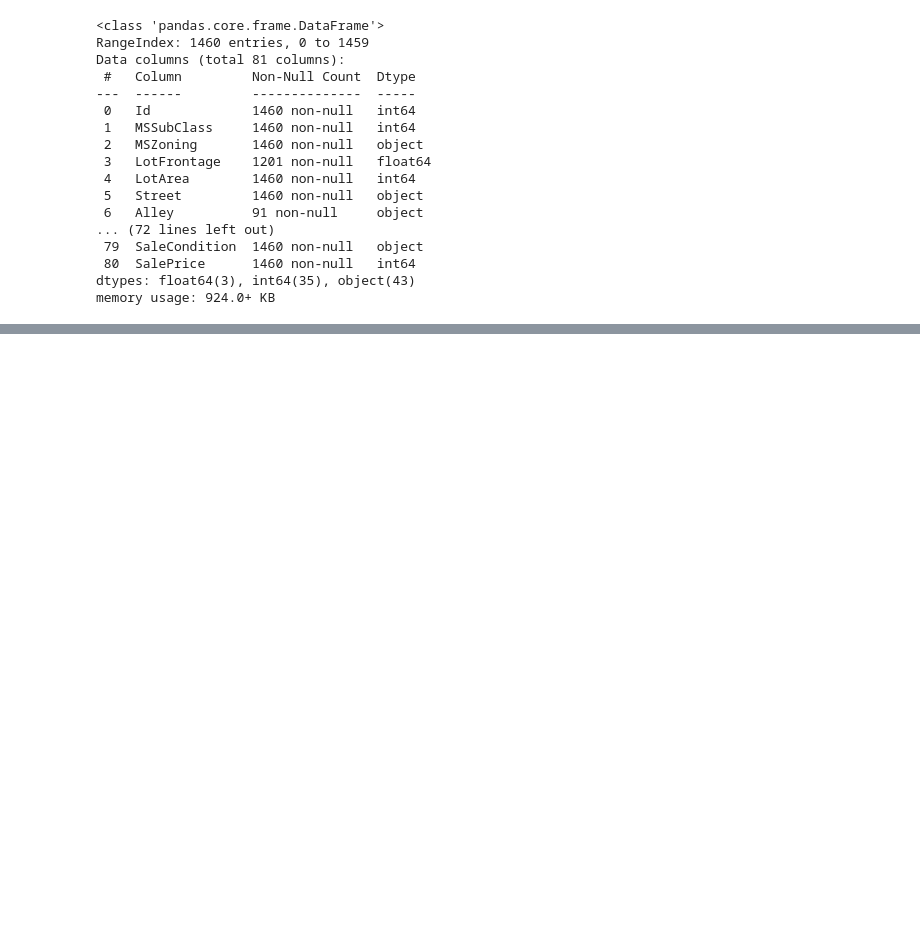
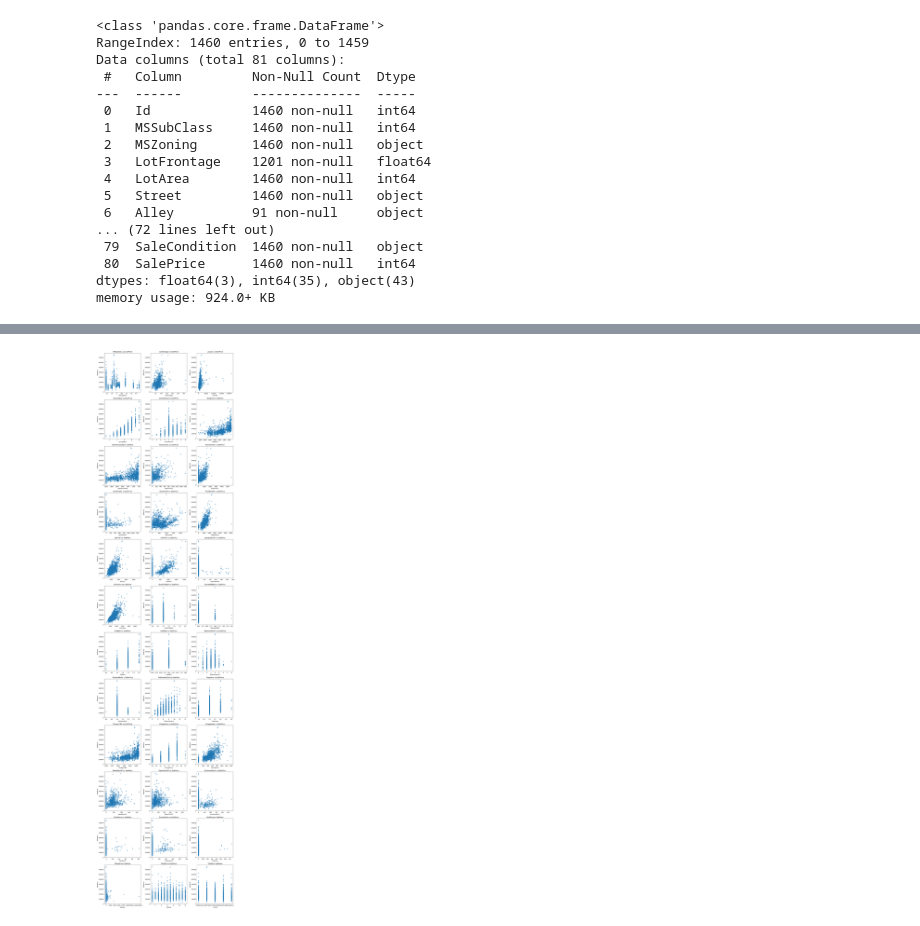
Before and after one commit to shahed137003/ML-projects, a Jupyter notebook: Beginner Level/Linear Regression/HousePricePrediction.ipynb, the cells around one changed output, grey strips where cells are left out. Cells and saved outputs as stored; diff of their text form; code cells hidden in the pictures; blank space fills up the shorter version.

```diff
--- a/Beginner Level/Linear Regression/HousePricePrediction.ipynb
+++ b/Beginner Level/Linear Regression/HousePricePrediction.ipynb
@@ -107,0 +173,18 @@ memory usage: 924.0+ KB
+# %%
+### visualization os the numerical values with the target
+n_cols = 3
+n_rows = (len(numerical_features) + n_cols - 1) // n_cols
+
+plt.figure(figsize=(15, 5 * n_rows))
+
+for i, col in enumerate(numerical_features, 1):
+    plt.subplot(n_rows, n_cols, i)
+    plt.scatter(train_df[col], train_df["SalePrice"], alpha=0.5)
+    plt.xlabel(col)
+    plt.ylabel("SalePrice")
+    plt.title(f"{col} vs SalePrice")
+
+plt.tight_layout()
+plt.show()
+# %% [output]
+[figure, added]
```
Also changed, not shown: parts of 20 cells of this notebook.
